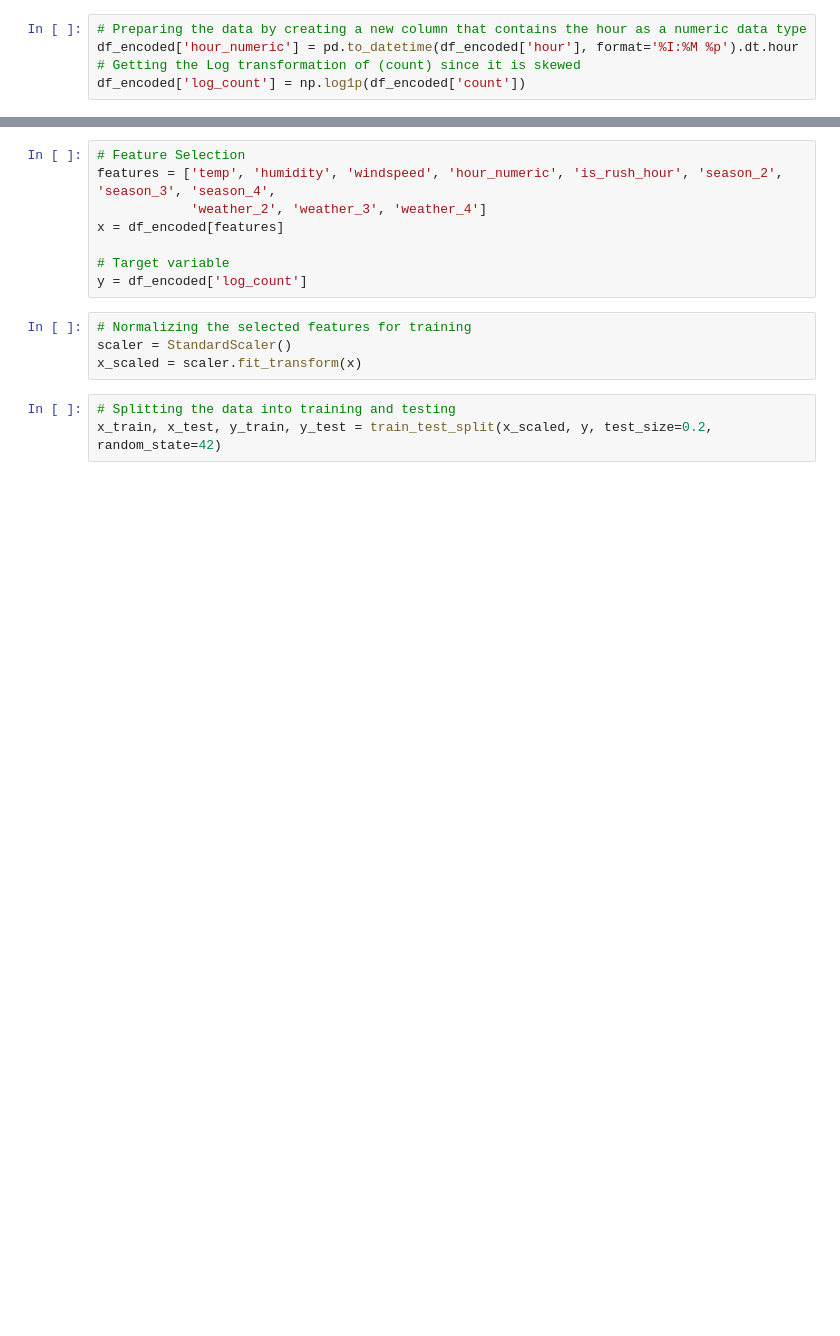
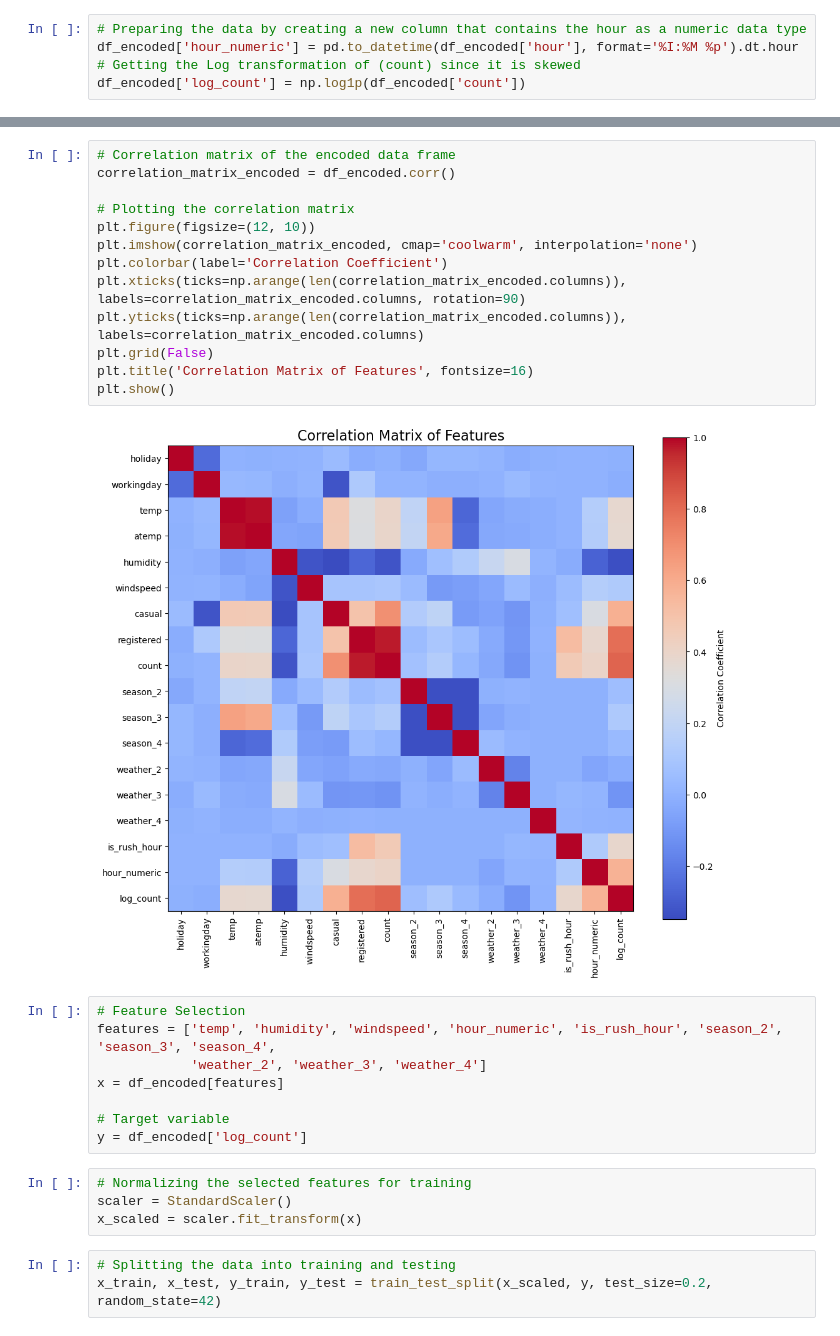
Before and after one commit to ahmedSakka/Bike-Sharing-Demand-Prediction, a Jupyter notebook: BikeSharingDemandsPrediction.ipynb, the cells around one changed output, grey strips where cells are left out. Cells and saved outputs as stored; diff of their text form; blank space fills up the shorter version.

Commit message:
ADD: Correlation matrix of features

```diff
--- a/BikeSharingDemandsPrediction.ipynb
+++ b/BikeSharingDemandsPrediction.ipynb
@@ -164,6 +164,21 @@ df_encoded.head()
 | 2 | 0 | 0 | 9.02 | 13.635 | 80 | 0.0 | 5 | 27 | 32 | 0 | ... |
 | 3 | 0 | 0 | 9.84 | 14.395 | 75 | 0.0 | 3 | 10 | 13 | 0 | ... |
 | 4 | 0 | 0 | 9.84 | 14.395 | 75 | 0.0 | 0 | 1 | 1 | 0 | ... |
+# %%
+# Correlation matrix of the encoded data frame
+correlation_matrix_encoded = df_encoded.corr()
+
+# Plotting the correlation matrix
+plt.figure(figsize=(12, 10))
+plt.imshow(correlation_matrix_encoded, cmap='coolwarm', interpolation='none')
+plt.colorbar(label='Correlation Coefficient')
+plt.xticks(ticks=np.arange(len(correlation_matrix_encoded.columns)), labels=correlation_matrix_encoded.columns, rotation=90)
+plt.yticks(ticks=np.arange(len(correlation_matrix_encoded.columns)), labels=correlation_matrix_encoded.columns)
+plt.grid(False)
+plt.title('Correlation Matrix of Features', fontsize=16)
+plt.show()
+# %% [output]
+[figure, added]
 # %%
 # Feature Selection
 features = ['temp', 'humidity', 'windspeed', 'hour_numeric', 'is_rush_hour', 'season_2', 'season_3', 'season_4',
```
Also changed, not shown: parts of 4 cells of this notebook.
